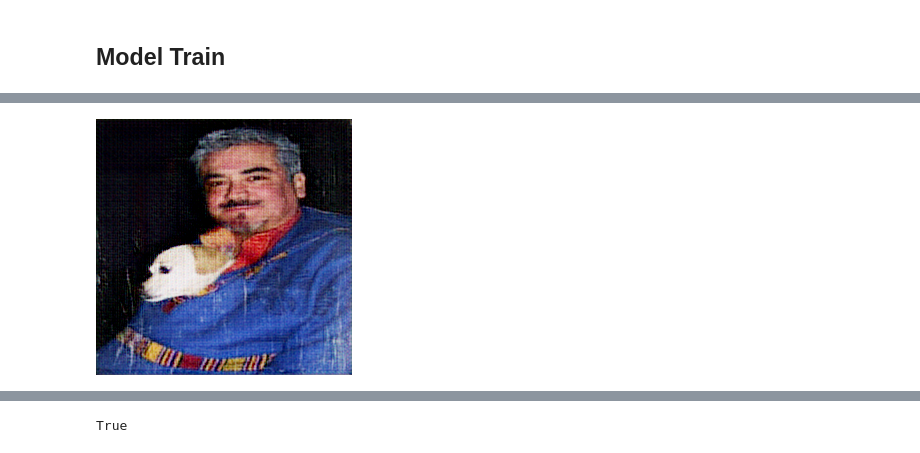
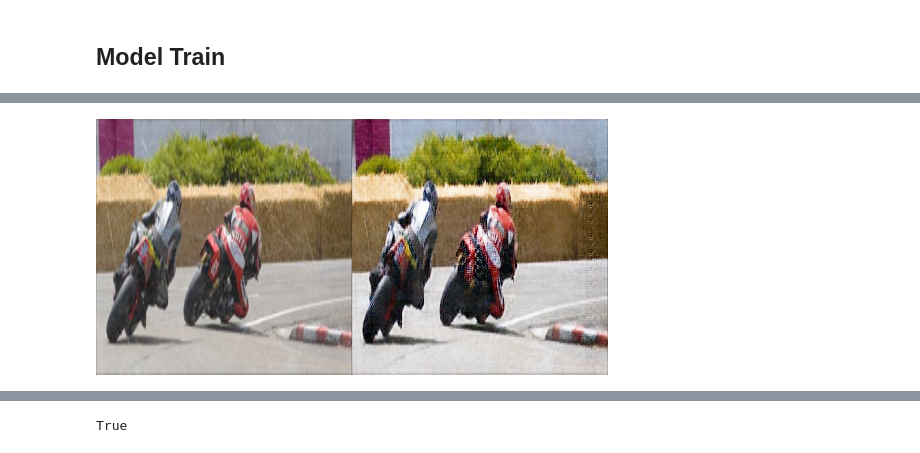
Before and after one commit to Imsanskar/Old-image-restoration-minor, a Jupyter notebook: webpage/dl_model/model.ipynb, the cells around one changed output, grey strips where cells are left out. Saved outputs shown, nothing was run; the diff lists cells and outputs as text; code cells hidden in the pictures.

Commit message:
model created and trained for some epochs

```diff
--- a/webpage/dl_model/model.ipynb
+++ b/webpage/dl_model/model.ipynb
@@ -179,32 +182,34 @@ class Discriminator(nn.Module):
 generator = GeneratorUNet()
 discriminator = Discriminator()
 
+
+# cuda
+cuda = True if torch.cuda.is_available() else False
+device = 'cuda' if torch.cuda.is_available() else 'cpu'
+print(cuda)
+
 # initialize weights
 if os.path.exists("saved_models/generator.pth"):
     print("Generator Found")
-    generator.load_state_dict(torch.load("saved_models/generator.pth"))
+    generator.load_state_dict(torch.load("saved_models/generator.pth", map_location = device))
 else:
     generator.apply(weights_init_normal)
 
 if os.path.exists("saved_models/discriminator.pth"):
     print("Discriminator Found")
-    discriminator.load_state_dict(torch.load("saved_models/discriminator.pth"))
+    discriminator.load_state_dict(torch.load("saved_models/discriminator.pth", map_location = device))
 else:
     discriminator.apply(weights_init_normal)
 
-# cuda
-cuda = True if torch.cuda.is_available() else False
-
 # model loss functions
 loss_fn_generator = torch.nn.MSELoss()
-loss_fn_disc = torch.nn.MSELoss() #pixel wise loss
+loss_fn_disc = torch.nn.L1Loss() #pixel wise loss
 
 # to cuda if cuda is avaiable
-if cuda:
-    generator.cuda()
-    discriminator.cuda()
-    loss_fn_disc.cuda()
-    loss_fn_generator.cuda()
+generator.to(device)
+discriminator.to(device)
+loss_fn_disc.to(device)
+loss_fn_generator.to(device)
 
 # optimizers
 optimier_G = torch.optim.Adam(generator.parameters(), betas=(beta_1, beta_2), lr=lr)
@@ -294,4 +299,19 @@ Error: 1.6879363059997559, epoch: 5, itr: 200
 # %%
-image_manipulation.np_to_pil(generator(pair_image_dataloader[0]['A'].unsqueeze(0).cuda()).detach().cpu().numpy()[0])
+test_image_index = 5259
+
+output_image = image_manipulation.np_to_pil(
+    generator(pair_image_dataloader[test_image_index]['A'].unsqueeze(0).to(device)).detach().cpu().numpy()[0]
+)
+
+original_image = image_manipulation.np_to_pil(
+    pair_image_dataloader[test_image_index]['A'].detach().cpu().numpy()
+)
+
+new_image = Image.new(output_image.mode, (512, 256))
+
+new_image.paste(original_image, (0, 0))
+new_image.paste(output_image, (256, 0))
+
+new_image
 # %% [output]
-[figure, old version]
+[figure, new version]
```
Also changed, not shown: parts of 6 cells of this notebook.
